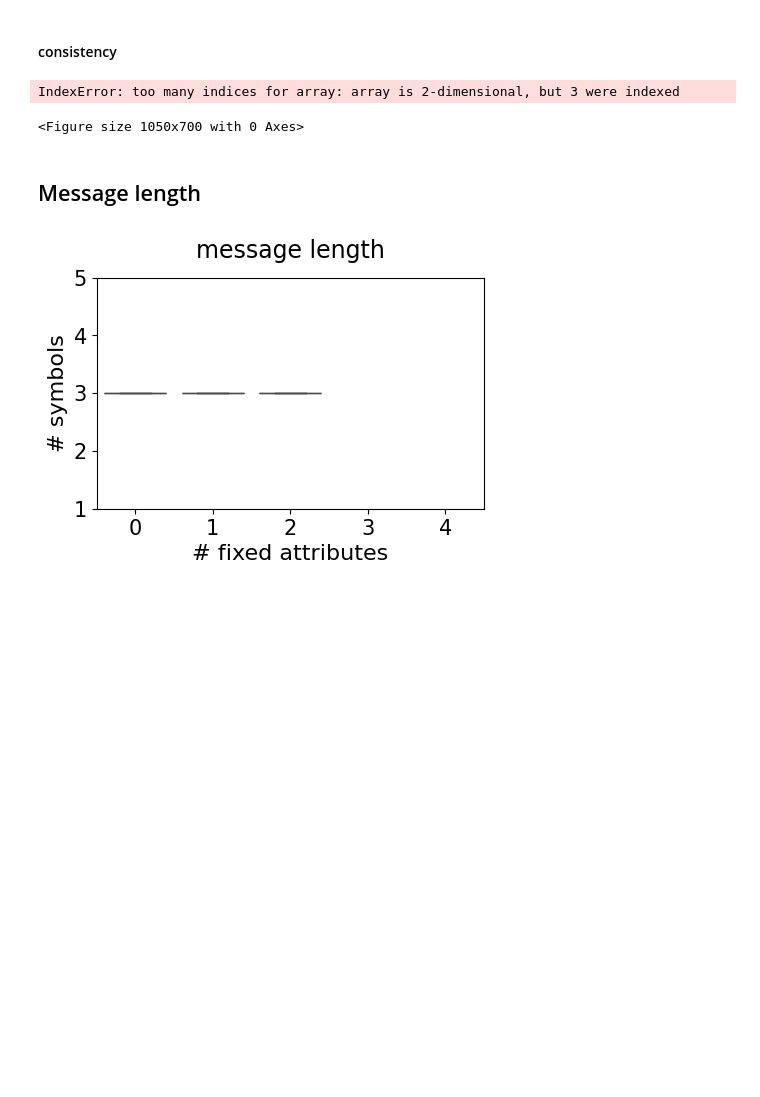
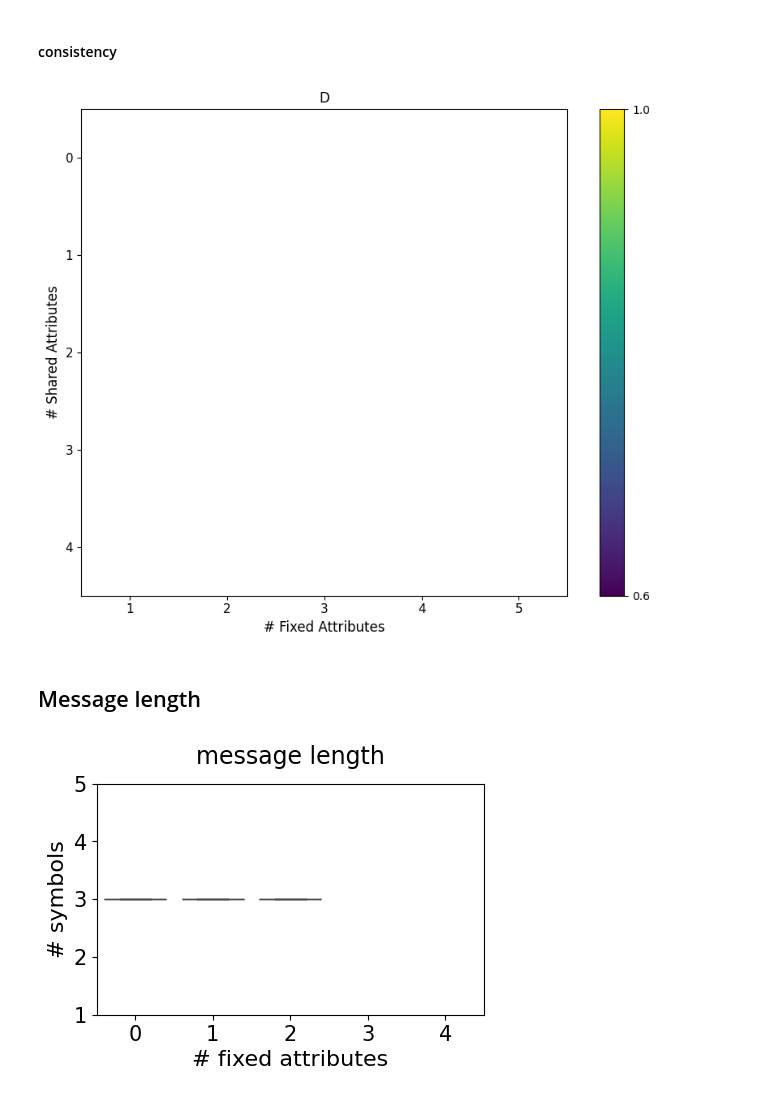
Before and after one commit to mariia55/emergent-abstractions_biased, a Jupyter notebook: analysis_floats.ipynb, the cells around one changed output. Cells and saved outputs as stored; diff of their text form; code cells hidden in the pictures; blank space fills up the shorter version.

```diff
--- a/analysis_floats.ipynb
+++ b/analysis_floats.ipynb
@@ -489,11 +488,10 @@ IndexError: too many indices for array: array is 2-dimensional, but 3 were index
 # %% [markdown]
 #### consistency
 # %%
-plot_heatmap_concept_x_context(entropies_concept_x_context, score='consistency', mode='mean', plot_dims=(2,3), heatmap_size=(5,5),
-                                figsize=(10.5, 7), fontsize = 12)
+plot_heatmap_concept_x_context(entropies_concept_x_context, score='consistency', mode='mean', plot_dims=(1,1), heatmap_size=(5,5),
+                                figsize=(10.5, 7), titles = ("D(3,4)"), fontsize = 12)
 # %% [output]
-IndexError: too many indices for array: array is 2-dimensional, but 3 were indexed
-<Figure size 1050x700 with 0 Axes>
+[figure, added]
 # %% [markdown]
 ## Message length
 # %%
```
Also changed, not shown: parts of 2 cells of this notebook.
